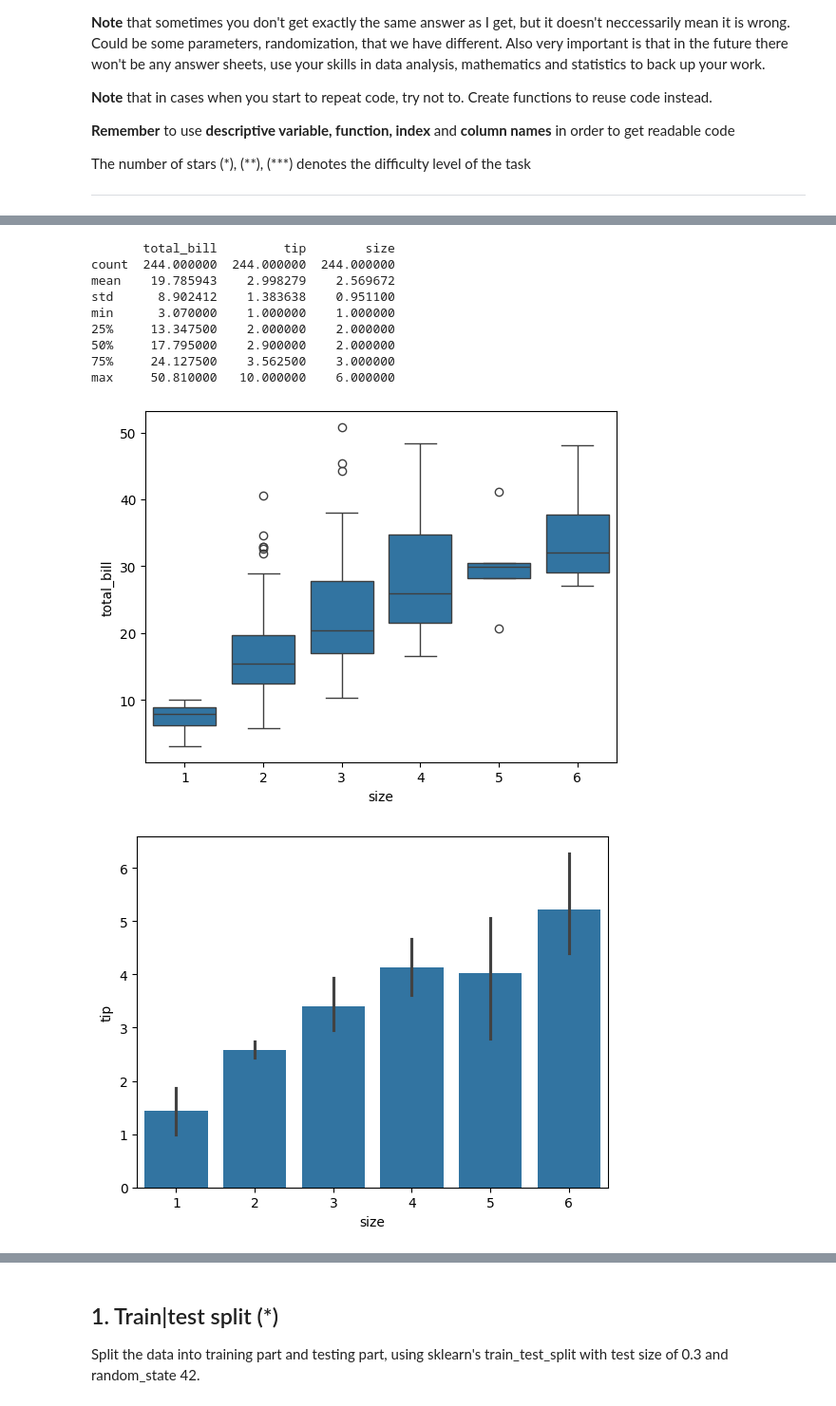
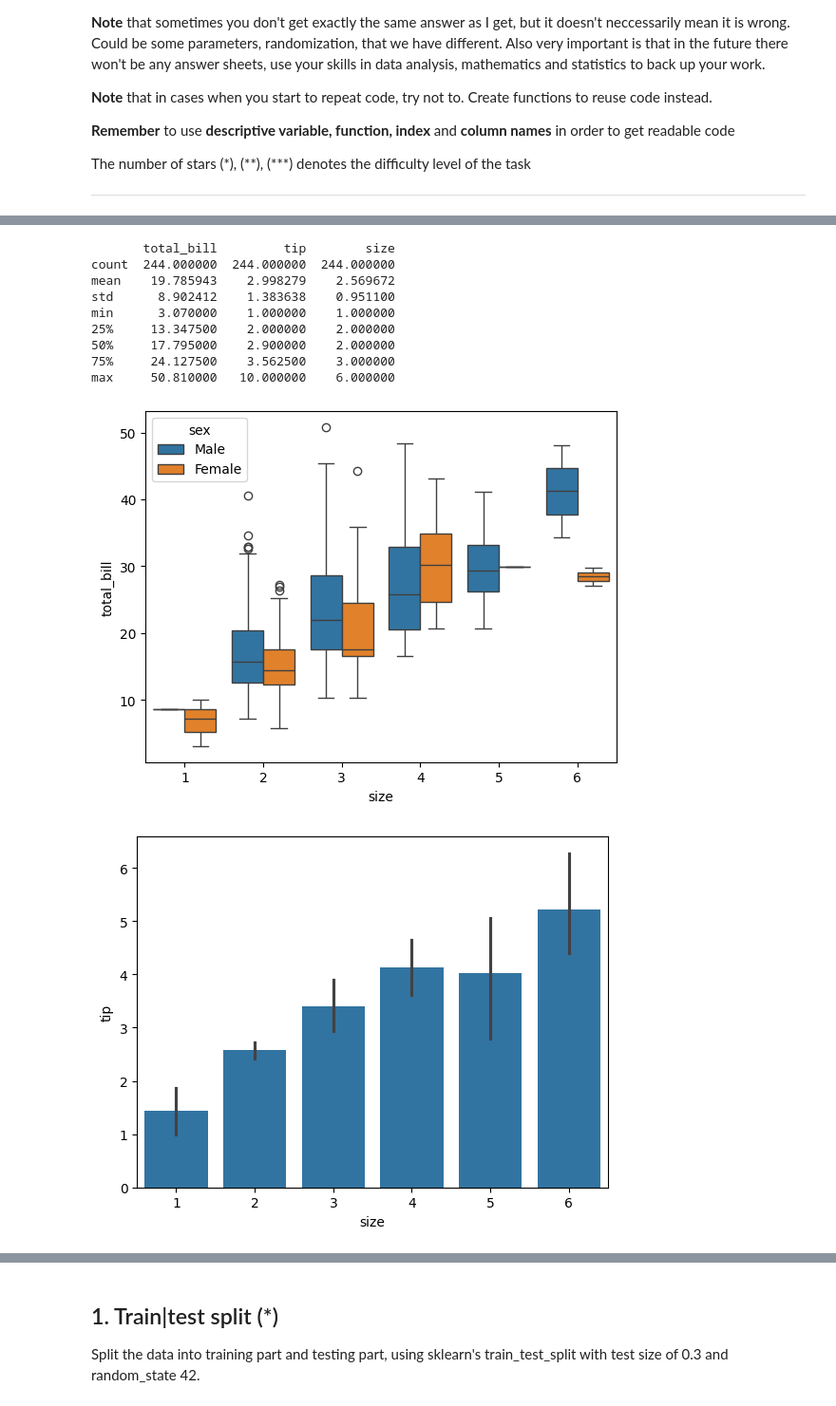
Before and after one commit to tobias-oberg/ML-Tobias-Oberg-AI24, a Jupyter notebook: Exercises/E02_overfit_regularization.ipynb, the cells around one changed output, grey strips where cells are left out. Shown at 95% size. Saved outputs shown, nothing was run; the diff lists cells and outputs as text; code cells hidden in the pictures.

```diff
--- a/Exercises/E02_overfit_regularization.ipynb
+++ b/Exercises/E02_overfit_regularization.ipynb
@@ -58,30 +58,30 @@ d) For example:
 # %%
 import seaborn as sns
 import numpy as np
 import matplotlib.pyplot as plt
 
 df = sns.load_dataset("tips")
 
 #print(df.info(), df.describe())
 
 print(df[["total_bill", "tip", "size"]].describe())
 
 
-sns.boxplot(x="size", y="total_bill", data=df)
+sns.boxplot(x="size", y="total_bill", data=df, hue= "sex")
 plt.show()
 sns.barplot(x="size", y="tip", data=df)
 plt.show()
-sns.scatterplot(x="total_bill", y="tip", data=df)
+sns.scatterplot(x="total_bill", y="tip", data=df, hue="sex")
 plt.show()
 # %% [output]
        total_bill         tip        size
 count  244.000000  244.000000  244.000000
 mean    19.785943    2.998279    2.569672
 std      8.902412    1.383638    0.951100
 min      3.070000    1.000000    1.000000
 25%     13.347500    2.000000    2.000000
 50%     17.795000    2.900000    2.000000
 75%     24.127500    3.562500    3.000000
 max     50.810000   10.000000    6.000000
-[figure, old version]
+[figure, new version]
 [figure]
```
Also changed, not shown: parts of 7 cells of this notebook, 3 other files.
